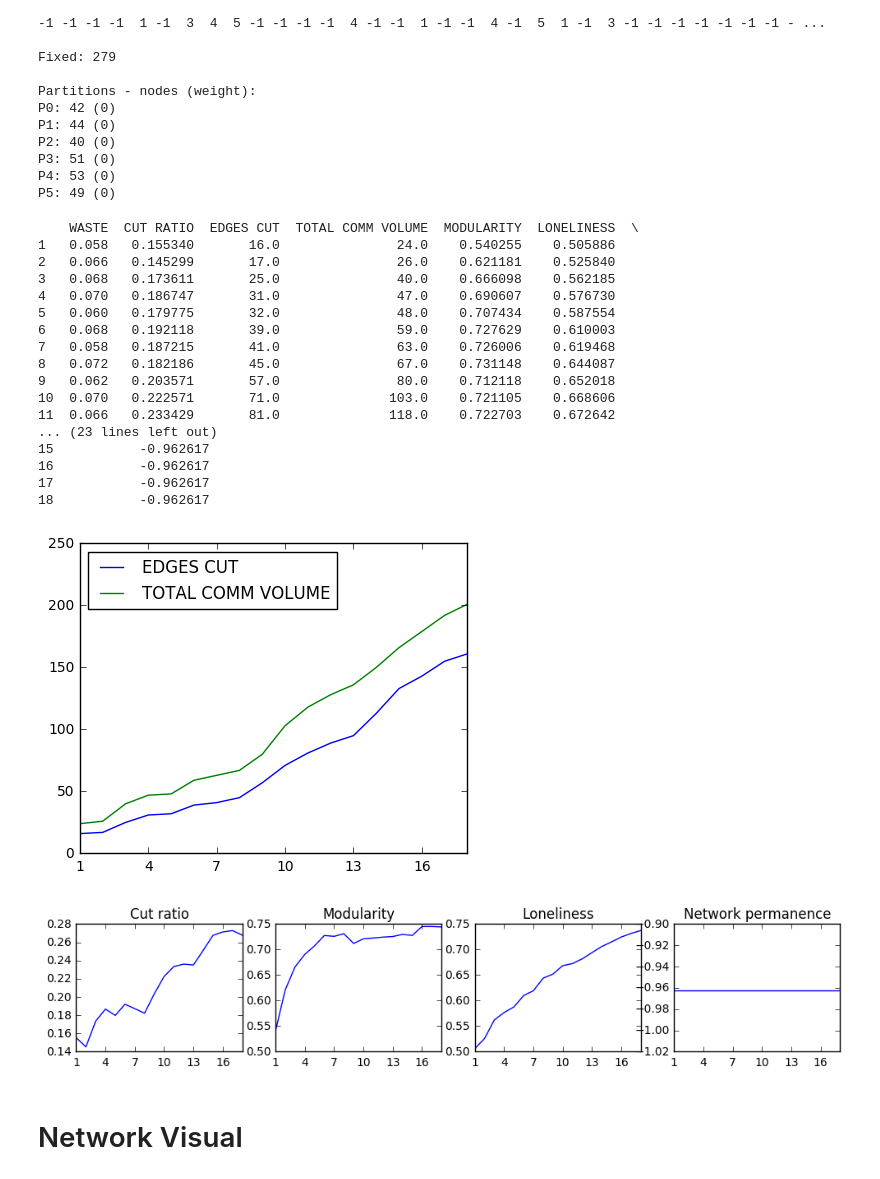
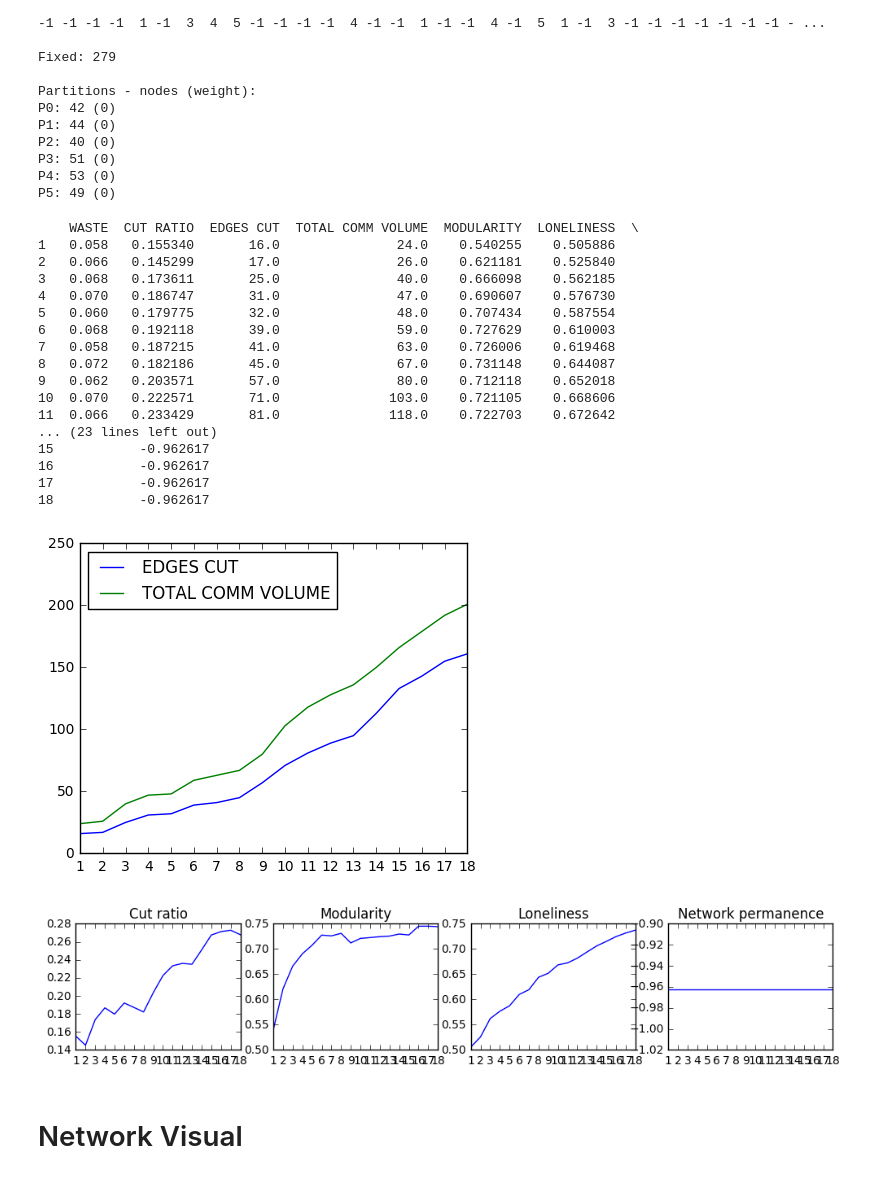
Before and after one commit to sbarakat/graph-partitioning, a Jupyter notebook: graph-partitioning-fennel.ipynb, the cells around one changed output. Drawn from its saved outputs; the diff is of its cells as text; code cells hidden in the pictures.

```diff
--- a/graph-partitioning-fennel.ipynb
+++ b/graph-partitioning-fennel.ipynb
@@ -67,8 +67,12 @@ config = {
     # When set to 0, prediction model is discarded, useful for one-shot
     "prediction_model_cut_off": 0.10,
 
+    # Alpha value used in one-shot (only works when restream_batches is set to 1)
+    "one_shot_alpha": 0.5,
+
     # Number of arrivals to batch before recalculating alpha and restreaming.
-    "restream_batches": 1,
+    # When set to 1, one-shot is used with alpha value from above
+    "restream_batches": 10,
 
     # When the batch size is reached: if set to True, each node is assigned
     # individually as first in first out. If set to False, the entire batch
@@ -261,40 +265,38 @@ P5: 49 (0)
 # %%
 rows = list(range(1, len(m)+1))
 df = pd.DataFrame(m, index=rows, columns=cols).astype(float)
 print(df)
 
 if len(df) > 1:
-    t = int(len(rows) / 5)
-    xticks = rows[::t]
-    df.plot(y=['EDGES CUT', 'TOTAL COMM VOLUME'], xticks=xticks, figsize=(5,4))
+    df.plot(y=['EDGES CUT', 'TOTAL COMM VOLUME'], xticks=rows, figsize=(5,4))
 
     fig, axs = plt.subplots(1,4)
-    df.plot(y=['CUT RATIO'], title='Cut ratio', xticks=xticks, figsize=(12,2), legend=False, ax=axs[0])
-    df.plot(y=['MODULARITY'], title='Modularity', xticks=xticks, figsize=(12,2), legend=False, ax=axs[1])
-    df.plot(y=['LONELINESS'], title='Loneliness', xticks=xticks, figsize=(12,2), legend=False, ax=axs[2])
-    df.plot(y=['NETWORK PERMANENCE'], title='Network permanence', xticks=xticks, figsize=(12,2), legend=False, ax=axs[3])
+    df.plot(y=['CUT RATIO'], title='Cut ratio', xticks=rows, figsize=(12,2), legend=False, ax=axs[0])
+    df.plot(y=['MODULARITY'], title='Modularity', xticks=rows, figsize=(12,2), legend=False, ax=axs[1])
+    df.plot(y=['LONELINESS'], title='Loneliness', xticks=rows, figsize=(12,2), legend=False, ax=axs[2])
+    df.plot(y=['NETWORK PERMANENCE'], title='Network permanence', xticks=rows, figsize=(12,2), legend=False, ax=axs[3])
 else:
     print("\n\nNot enough data points to plot charts. There is only one row.")
 # %% [output]
     WASTE  CUT RATIO  EDGES CUT  TOTAL COMM VOLUME  MODULARITY  LONELINESS  \
 1   0.058   0.155340       16.0               24.0    0.540255    0.505886
 2   0.066   0.145299       17.0               26.0    0.621181    0.525840
 3   0.068   0.173611       25.0               40.0    0.666098    0.562185
 4   0.070   0.186747       31.0               47.0    0.690607    0.576730
 5   0.060   0.179775       32.0               48.0    0.707434    0.587554
 6   0.068   0.192118       39.0               59.0    0.727629    0.610003
 7   0.058   0.187215       41.0               63.0    0.726006    0.619468
 8   0.072   0.182186       45.0               67.0    0.731148    0.644087
 9   0.062   0.203571       57.0               80.0    0.712118    0.652018
 10  0.070   0.222571       71.0              103.0    0.721105    0.668606
 11  0.066   0.233429       81.0              118.0    0.722703    0.672642
 ... (23 lines left out)
 15           -0.962617
 16           -0.962617
 17           -0.962617
 18           -0.962617
-[figure, old version]
+[figure, new version]
-[figure, old version]
+[figure, new version]
 # %% [markdown]
 # Network Visual
 # %%
```
Also changed, not shown: parts of 2 cells of this notebook.
